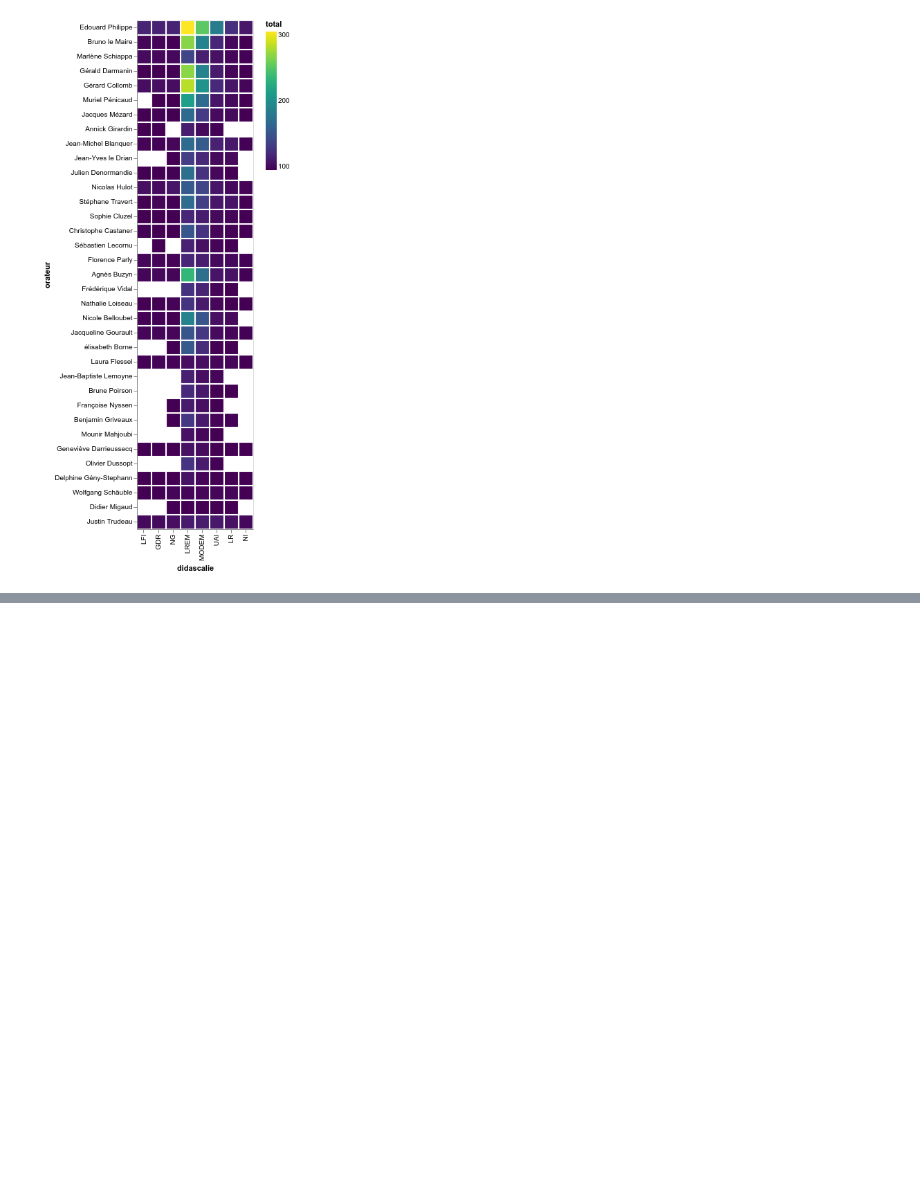
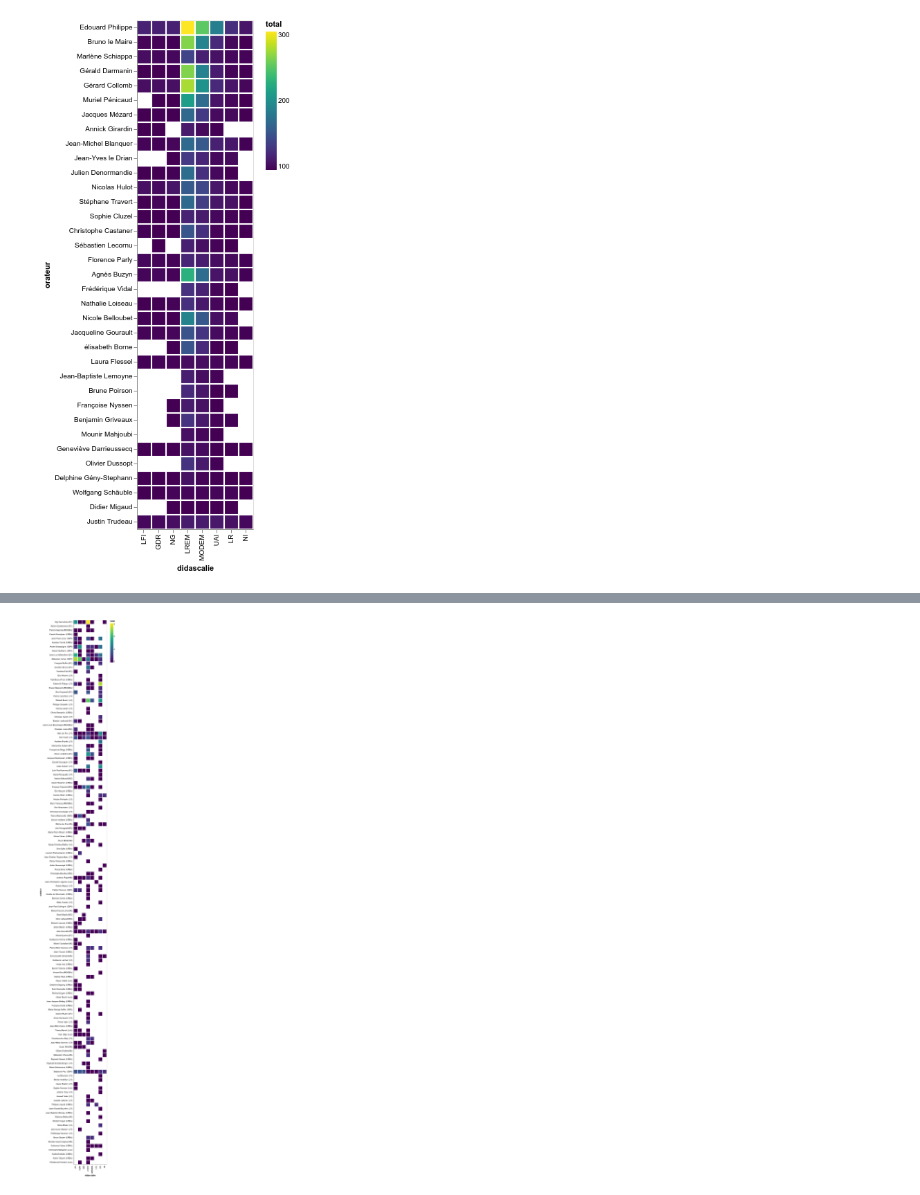
Before and after one commit to medialab/didascalies, a Jupyter notebook: notebooks/Matrices.ipynb, the cells around one changed output, grey strips where cells are left out. Drawn from its saved outputs; the diff is of its cells as text; code cells hidden in the pictures; blank space fills up the shorter version.

```diff
--- a/notebooks/Matrices.ipynb
+++ b/notebooks/Matrices.ipynb
@@ -131,0 +157,3 @@ groupes_ministres("applaud")
+# %%
+groupes_deputes("rires")
+# %% [output]
@@ -131,0 +161 @@ groupes_ministres("applaud")
+[figure, added]
```
Also changed, not shown: parts of 13 cells of this notebook.
